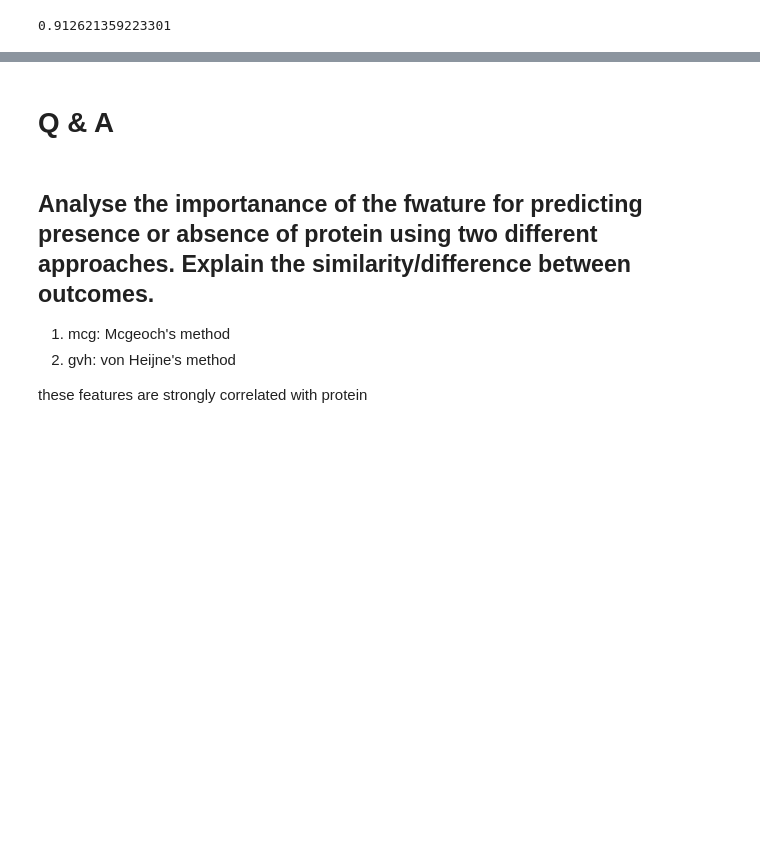
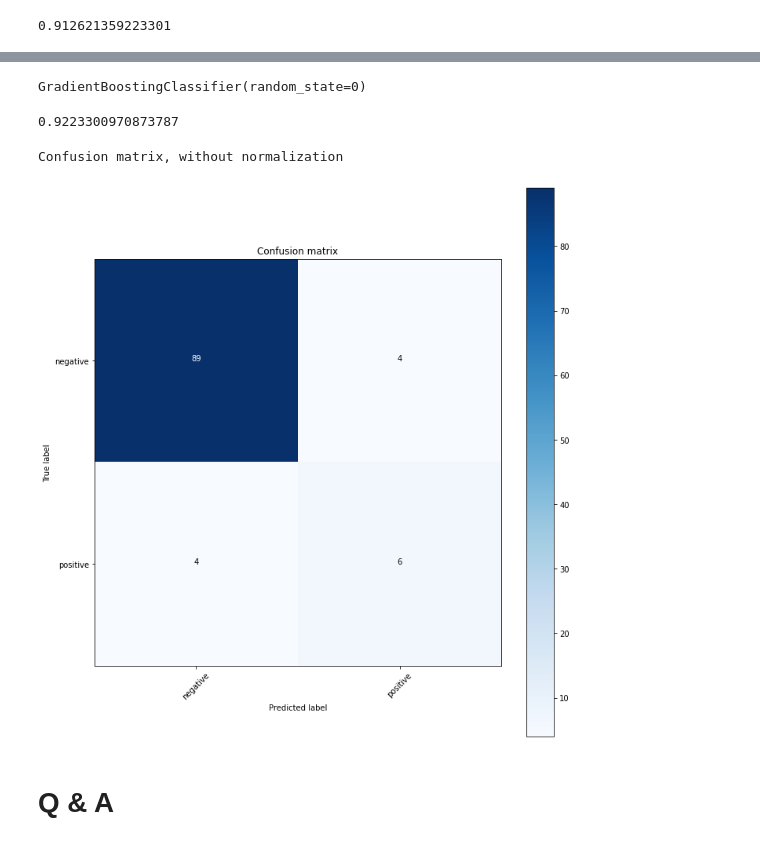
Before and after one commit to Sammy0212/Machine-Learning, a Jupyter notebook: Yeast_problem.ipynb, the cells around one changed output, grey strips where cells are left out. Cells and saved outputs as stored; diff of their text form; code cells hidden in the pictures; blank space fills up the shorter version.

```diff
--- a/Yeast_problem.ipynb
+++ b/Yeast_problem.ipynb
@@ -292,9 +288,20 @@ NameError: name 'classification_report' is not defined
+# %%
+from sklearn.ensemble import GradientBoostingClassifier
+
+GBC = GradientBoostingClassifier(random_state=0)
+GBC.fit(X_train, y_train)
+# %% [output]
+GradientBoostingClassifier(random_state=0)
+# %%
+pred_gbc = GBC.predict(X_test)
+GBC.score(X_test, y_test)
+# %% [output]
+0.9223300970873787
+# %%
+cm = metrics.confusion_matrix(y_test, pred_gbc)
+plot_confusion_matrix(cm, classes=['negative', 'positive'])
+# %% [output]
+Confusion matrix, without normalization
+[figure, added]
 # %% [markdown]
 # Q & A
-# %% [markdown]
-## Analyse the importanance of the fwature for predicting presence or absence of protein using two different approaches. Explain the similarity/difference between outcomes.
-
-1. mcg: Mcgeoch's method
-2. gvh: von Heijne's method
-
-these features are strongly correlated with protein
```
Also changed, not shown: parts of 14 cells of this notebook.
